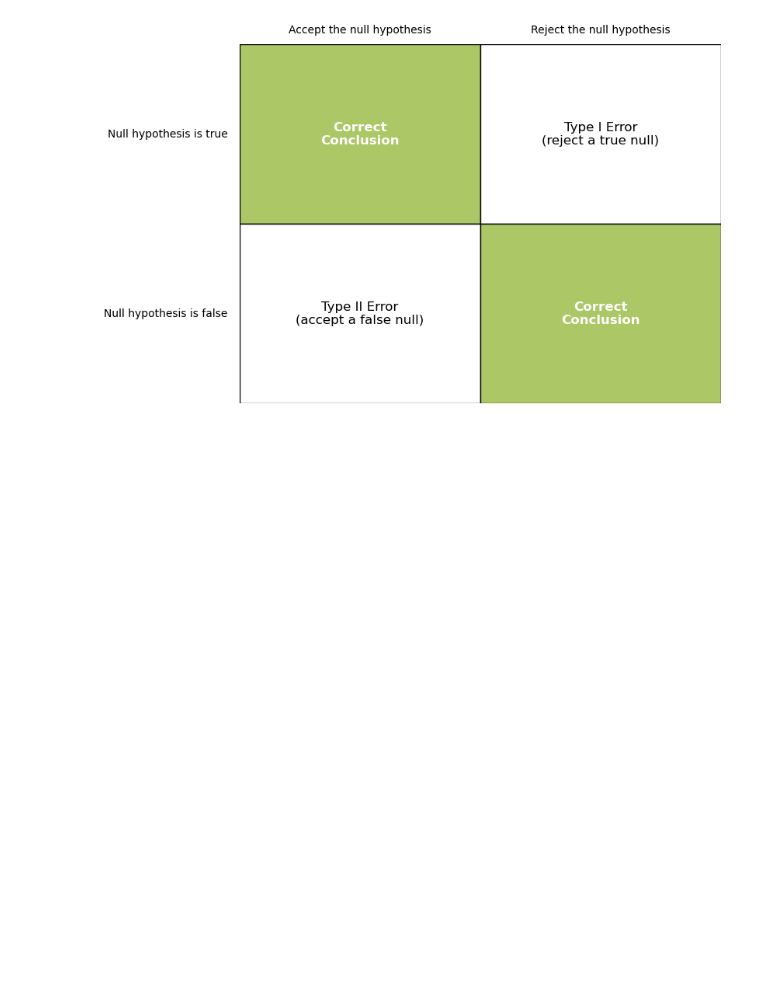
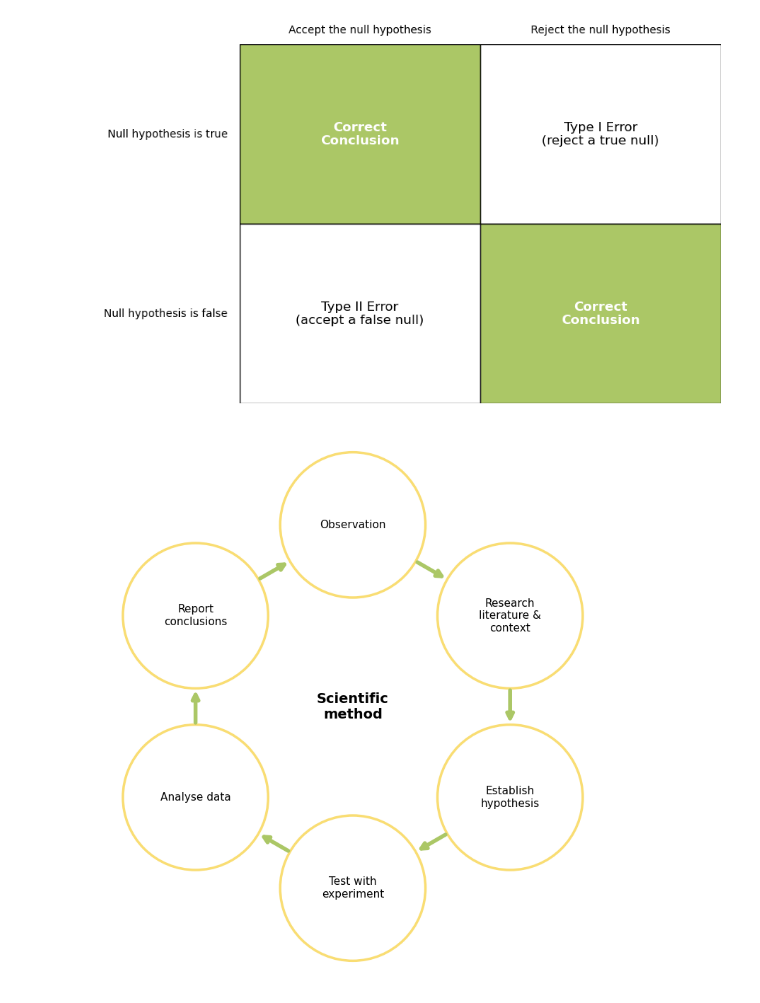
Before and after one commit to Bea-Taylor/CASA007_lectures, a Jupyter notebook: L3_graphics.ipynb, the cells around one changed output. Saved outputs shown, nothing was run; the diff lists cells and outputs as text; code cells hidden in the pictures; blank space fills up the shorter version.

```diff
--- a/L3_graphics.ipynb
+++ b/L3_graphics.ipynb
@@ -41,3 +44,68 @@ plt.savefig("L3_images/error_matrix.png", dpi=300, bbox_inches='tight', transpar
 plt.show()
 # %% [output]
 [figure]
+# %%
+# Labels for the scientific method
+labels = [
+    "Observation",
+    "Research literature & context",
+    "Establish hypothesis",
+    "Test with experiment",
+    "Analyse data",
+    "Report conclusions"
+]
+
+# Circle positions (arranged around a circle)
+angles = [90, 30, -30, -90, -150, 150]  # degrees
+radius = 4
+positions = [(radius * np.cos(np.radians(a)), radius * np.sin(np.radians(a))) for a in angles]
+
+fig, ax = plt.subplots(figsize=(10,10))
+
+node_radius = 1.6
+
+# Draw nodes (circles with text)
+for (x, y), label in zip(positions, labels):
+    circ = Circle((x, y), node_radius, facecolor="white", edgecolor="#f9dd73", lw=2.5)
+    ax.add_patch(circ)
+
+    # Wrap text to fit inside circle
+    wrapped = textwrap.fill(label, width=14)  # tweak width if needed
+    ax.text(x, y, wrapped, ha="center", va="center", fontsize=11)
+
+# Draw arrows connecting nodes
+for i in range(len(positions)):
+    x1, y1 = positions[i]
+    x2, y2 = positions[(i+1) % len(positions)]
+
+    dx, dy = x2 - x1, y2 - y1
+    dist = (dx**2 + dy**2)**0.5
+    dx /= dist
+    dy /= dist
+
+    start = (x1 + dx*node_radius, y1 + dy*node_radius)
+    end = (x2 - dx*node_radius, y2 - dy*node_radius)
+
+    arrow = FancyArrowPatch(
+        posA=start, posB=end,
+        arrowstyle='-|>',
+        mutation_scale=15,
+        linewidth=4,
+        color="#abc766"
+    )
+    ax.add_patch(arrow)
+
+# Central text
+ax.text(0, 0, "Scientific\nmethod", ha="center", va="center", fontsize=14, weight="bold")
+
+# Formatting
+ax.set_aspect("equal")
+ax.axis("off")
+ax.set_xlim(-radius-1.5, radius+1.5)
+ax.set_ylim(-radius-2, radius+2)
+
+# Save with transparent background
+plt.savefig("L3_images/scientific_method.png", dpi=200, transparent=True)
+plt.show()
+# %% [output]
+[figure, added]
```
Also changed, not shown: parts of 1 cell of this notebook, 18 other files.
